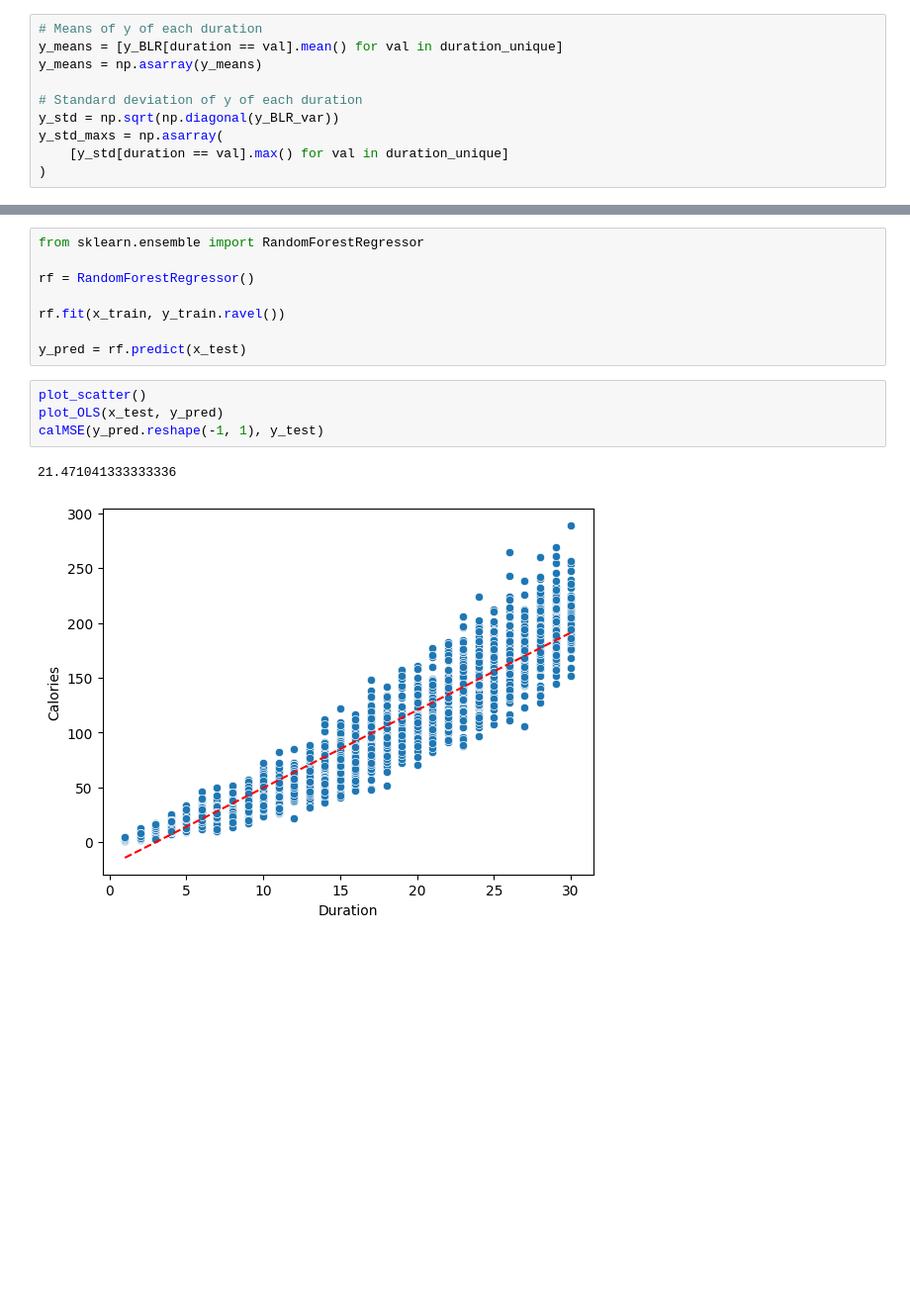
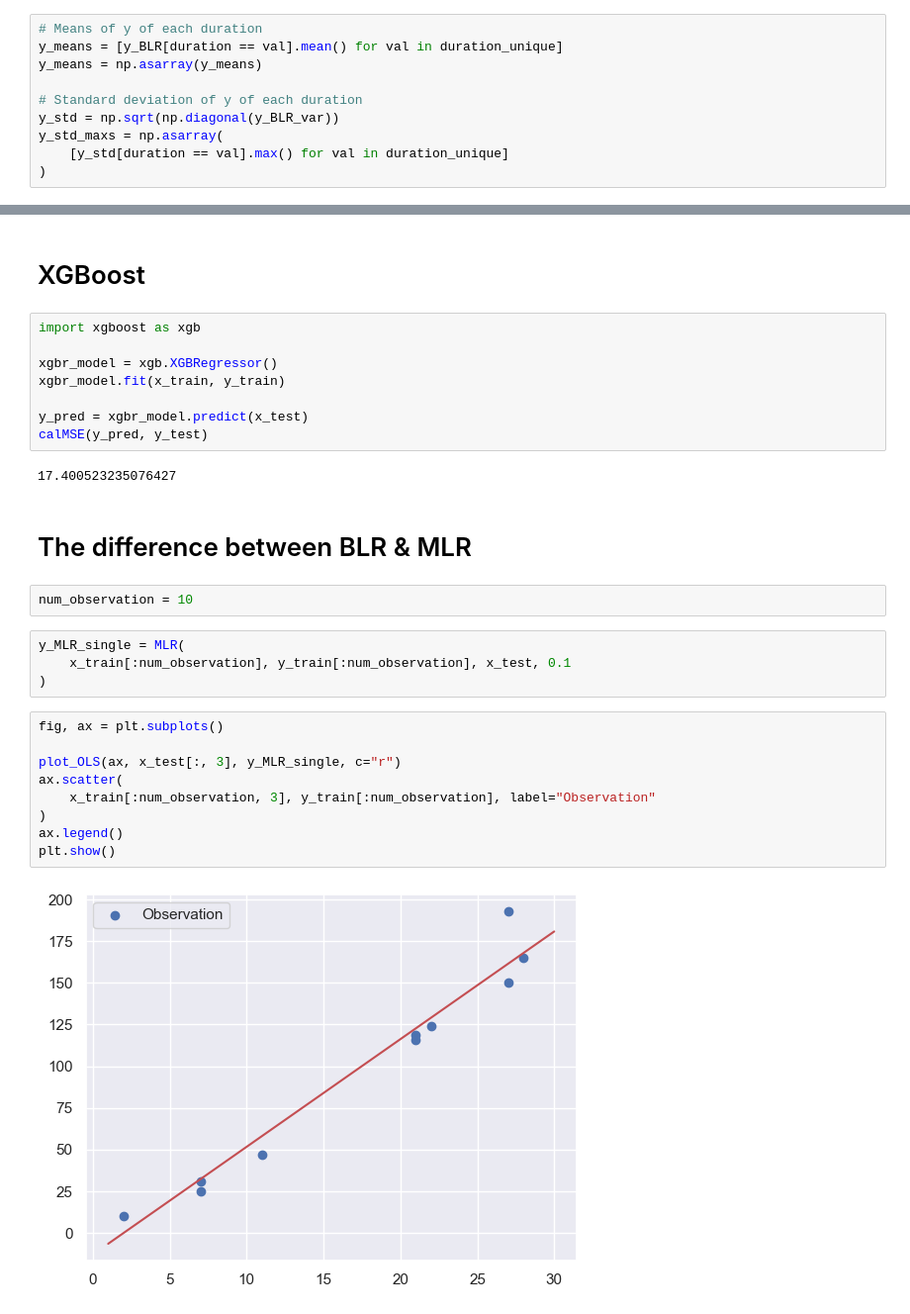
Before and after one commit to huang0520/1112_MachineLearning, a Jupyter notebook: HW3/HW3.ipynb, the cells around one changed output, grey strips where cells are left out. Shown at 99% size. Cells and saved outputs as stored; diff of their text form; blank space fills up the shorter version.

```diff
--- a/HW3/HW3.ipynb
+++ b/HW3/HW3.ipynb
@@ -296,15 +303,31 @@ plt.show()
-# %%
-from sklearn.ensemble import RandomForestRegressor
-
-rf = RandomForestRegressor()
-
-rf.fit(x_train, y_train.ravel())
-
-y_pred = rf.predict(x_test)
-# %%
-plot_scatter()
-plot_OLS(x_test, y_pred)
-calMSE(y_pred.reshape(-1, 1), y_test)
-# %% [output]
-21.471041333333336
-[figure, removed]
+# %% [markdown]
+# XGBoost
+# %%
+import xgboost as xgb
+
+xgbr_model = xgb.XGBRegressor()
+xgbr_model.fit(x_train, y_train)
+
+y_pred = xgbr_model.predict(x_test)
+calMSE(y_pred, y_test)
+# %% [output]
+17.400523235076427
+# %% [markdown]
+# The difference between BLR & MLR
+# %%
+num_observation = 10
+# %%
+y_MLR_single = MLR(
+    x_train[:num_observation], y_train[:num_observation], x_test, 0.1
+)
+# %%
+fig, ax = plt.subplots()
+
+plot_OLS(ax, x_test[:, 3], y_MLR_single, c="r")
+ax.scatter(
+    x_train[:num_observation, 3], y_train[:num_observation], label="Observation"
+)
+ax.legend()
+plt.show()
+# %% [output]
+[figure, added]
```
Also changed, not shown: parts of 21 cells of this notebook, 1 other file.
